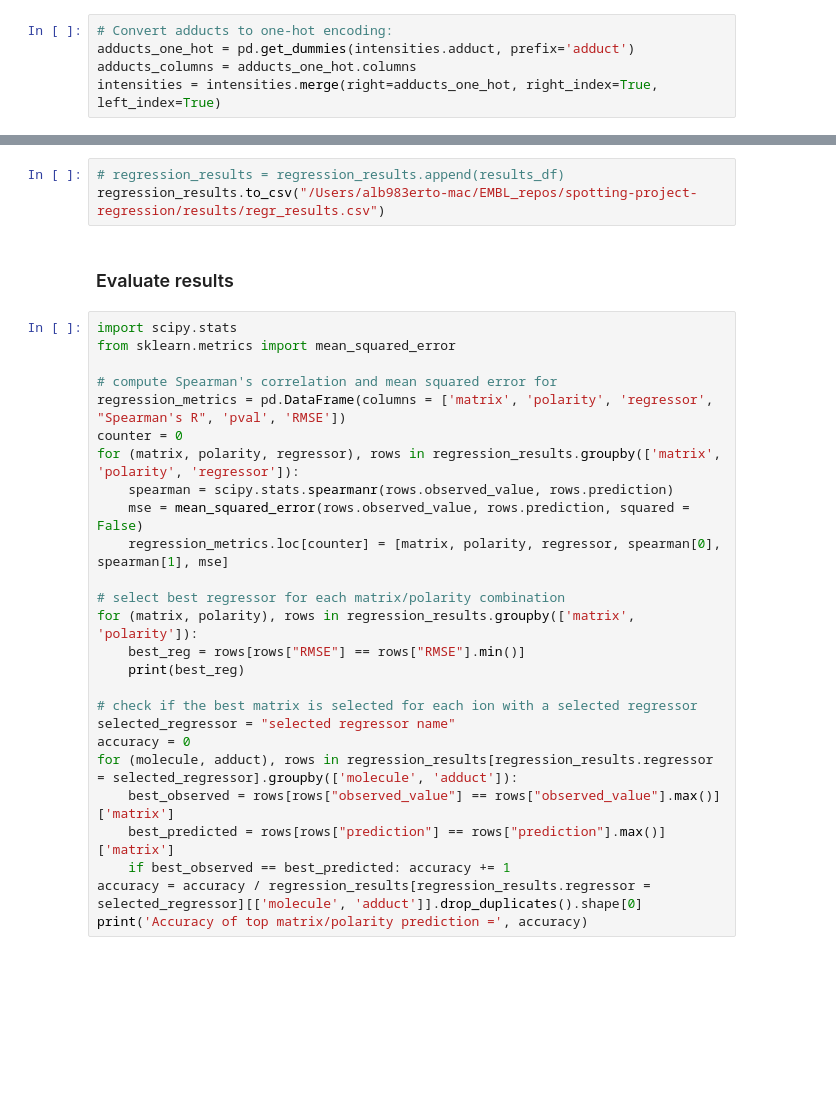
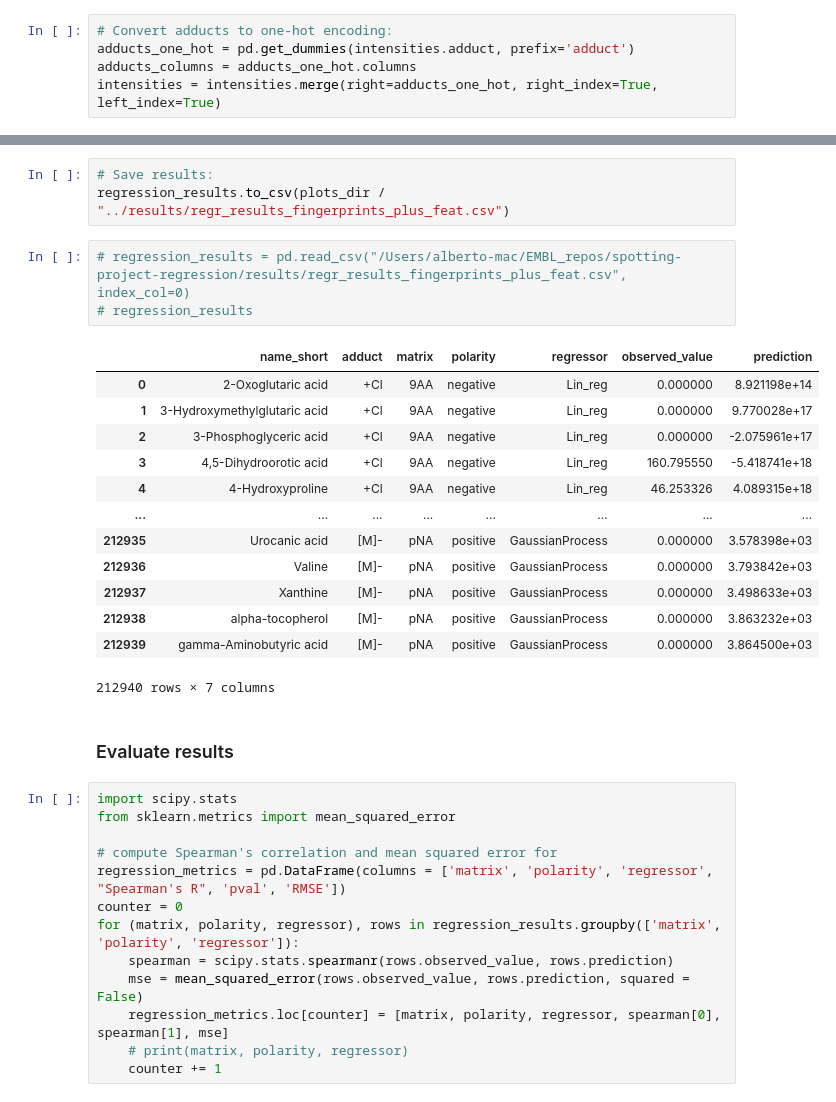
Before and after one commit to alexandrovteam/predicting-APMALDI-response, a Jupyter notebook: notebooks/regression.ipynb, the cells around one changed output, grey strips where cells are left out. Cells and saved outputs as stored; diff of their text form; blank space fills up the shorter version.

```diff
--- a/notebooks/regression.ipynb
+++ b/notebooks/regression.ipynb
@@ -503,6 +544,23 @@ DHAP positive
+# %%
+# Save results:
+regression_results.to_csv(plots_dir / "../results/regr_results_fingerprints_plus_feat.csv")
 # %%
-# regression_results = regression_results.append(results_df)
-regression_results.to_csv("/Users/alb983erto-mac/EMBL_repos/spotting-project-regression/results/regr_results.csv")
+# regression_results = pd.read_csv("/Users/alberto-mac/EMBL_repos/spotting-project-regression/results/regr_results_fingerprints_plus_feat.csv", index_col=0)
+# regression_results
+# %% [output]
+|  | name_short | adduct | matrix | polarity | regressor | observed_value | prediction |
+| 0 | 2-Oxoglutaric acid | +Cl | 9AA | negative | Lin_reg | 0.000000 | 8.921198e+14 |
+| 1 | 3-Hydroxymethylglutaric acid | +Cl | 9AA | negative | Lin_reg | 0.000000 | 9.770028e+17 |
+| 2 | 3-Phosphoglyceric acid | +Cl | 9AA | negative | Lin_reg | 0.000000 | -2.075961e+17 |
+| 3 | 4,5-Dihydroorotic acid | +Cl | 9AA | negative | Lin_reg | 160.795550 | -5.418741e+18 |
+| 4 | 4-Hydroxyproline | +Cl | 9AA | negative | Lin_reg | 46.253326 | 4.089315e+18 |
+| ... | ... | ... | ... | ... | ... | ... | ... |
+| 212935 | Urocanic acid | [M]- | pNA | positive | GaussianProcess | 0.000000 | 3.578398e+03 |
+| 212936 | Valine | [M]- | pNA | positive | GaussianProcess | 0.000000 | 3.793842e+03 |
+| 212937 | Xanthine | [M]- | pNA | positive | GaussianProcess | 0.000000 | 3.498633e+03 |
+| 212938 | alpha-tocopherol | [M]- | pNA | positive | GaussianProcess | 0.000000 | 3.863232e+03 |
+| 212939 | gamma-Aminobutyric acid | [M]- | pNA | positive | GaussianProcess | 0.000000 | 3.864500e+03 |
+212940 rows × 7 columns
 # %% [markdown]
 ### Evaluate results
 # %%
@@ -516,18 +574,5 @@ for (matrix, polarity, regressor), rows in regression_results.groupby(['matrix',
     spearman = scipy.stats.spearmanr(rows.observed_value, rows.prediction)
     mse = mean_squared_error(rows.observed_value, rows.prediction, squared = False)
     regression_metrics.loc[counter] = [matrix, polarity, regressor, spearman[0], spearman[1], mse]
-
-# select best regressor for each matrix/polarity combination
-for (matrix, polarity), rows in regression_results.groupby(['matrix', 'polarity']):
-    best_reg = rows[rows["RMSE"] == rows["RMSE"].min()]
-    print(best_reg)
-
-# check if the best matrix is selected for each ion with a selected regressor
-selected_regressor = "selected regressor name"
-accuracy = 0
-for (molecule, adduct), rows in regression_results[regression_results.regressor = selected_regressor].groupby(['molecule', 'adduct']):
-    best_observed = rows[rows["observed_value"] == rows["observed_value"].max()]['matrix']
-    best_predicted = rows[rows["prediction"] == rows["prediction"].max()]['matrix']
-    if best_observed == best_predicted: accuracy += 1
-accuracy = accuracy / regression_results[regression_results.regressor = selected_regressor][['molecule', 'adduct']].drop_duplicates().shape[0]
-print('Accuracy of top matrix/polarity prediction =', accuracy)
+    # print(matrix, polarity, regressor)
+    counter += 1
```
Also changed, not shown: parts of 13 cells of this notebook, 1 other file.
